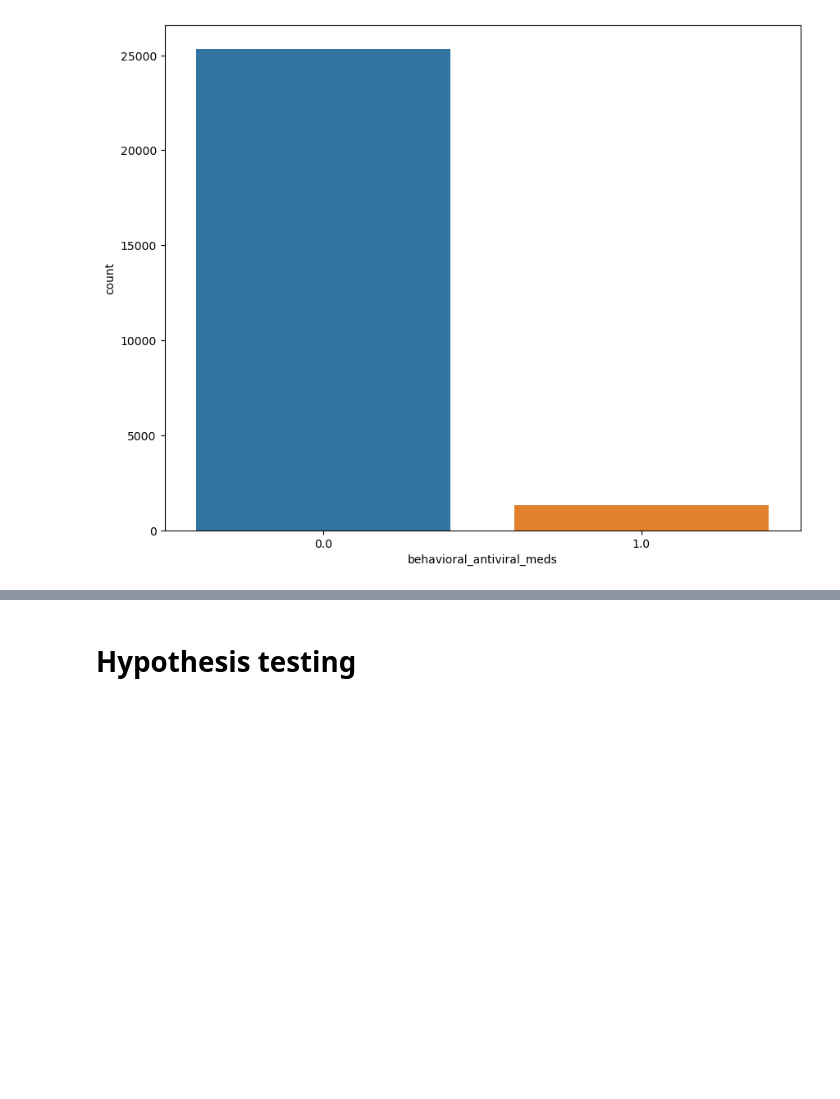
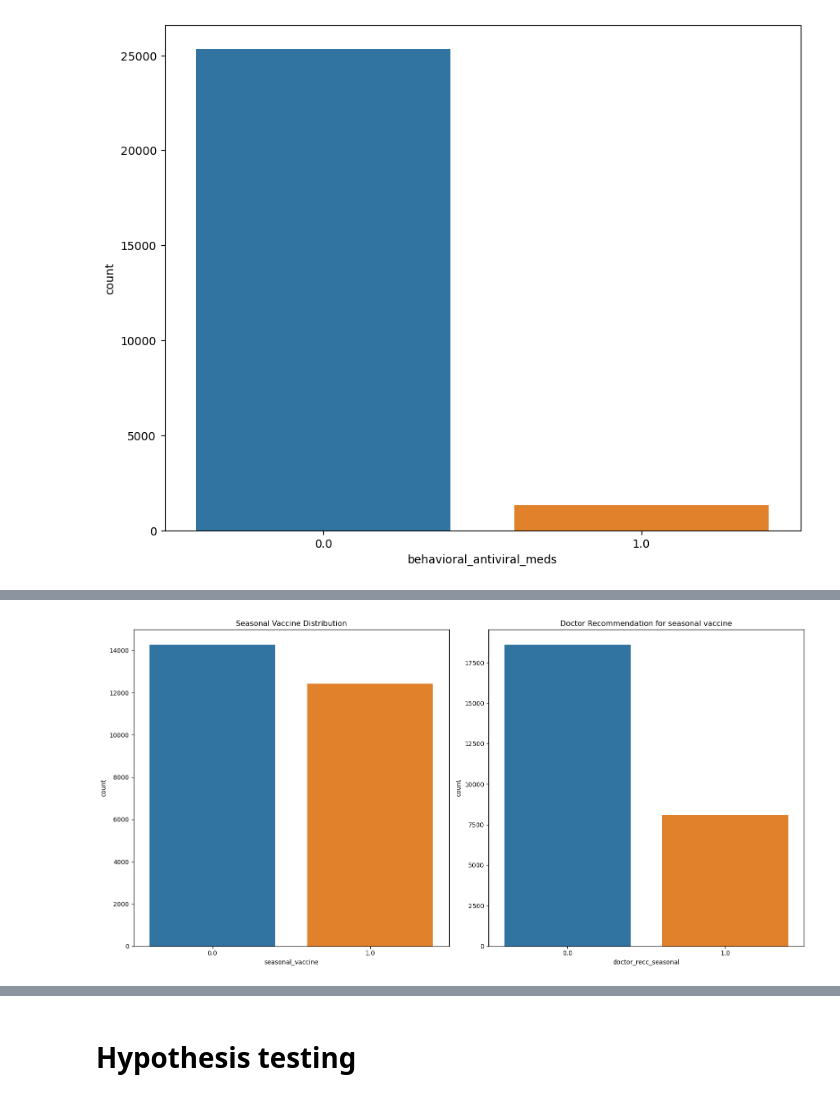
Before and after one commit to Angela-Mukulu-Mwanzia/H1N1-and-Seasonal-Flu-Vaccines, a Jupyter notebook: index.ipynb, the cells around one changed output, grey strips where cells are left out. Cells and saved outputs as stored; diff of their text form; code cells hidden in the pictures; blank space fills up the shorter version.

```diff
--- a/index.ipynb
+++ b/index.ipynb
@@ -140,0 +252,17 @@ plt.show()
+# %%
+# Create a figure with two subplots side by side
+fig, axes = plt.subplots(1, 2, figsize=(16, 8))
+
+# First plot: h1n1_vaccine
+sns.countplot(x="seasonal_vaccine", data=df, ax=axes[0])
+axes[0].set_title("Seasonal Vaccine Distribution")
+
+# Second plot: doctor_recc_seasonal
+sns.countplot(x="doctor_recc_seasonal", data=df, ax=axes[1])
+axes[1].set_title("Doctor Recommendation for seasonal vaccine")
+
+# Display the plots
+plt.tight_layout()
+plt.show()
+# %% [output]
+[figure, added]
```
Also changed, not shown: parts of 11 cells of this notebook.
